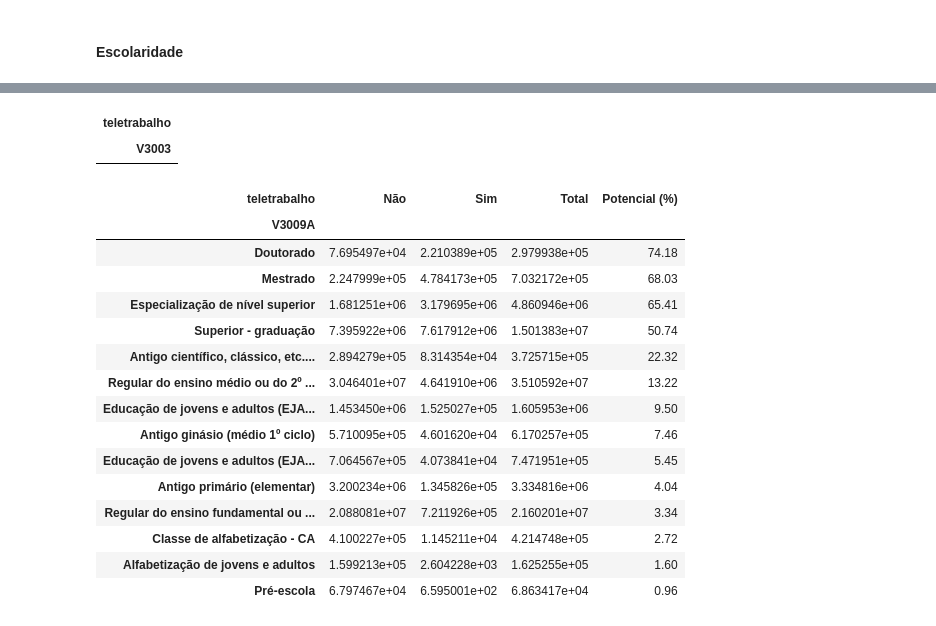
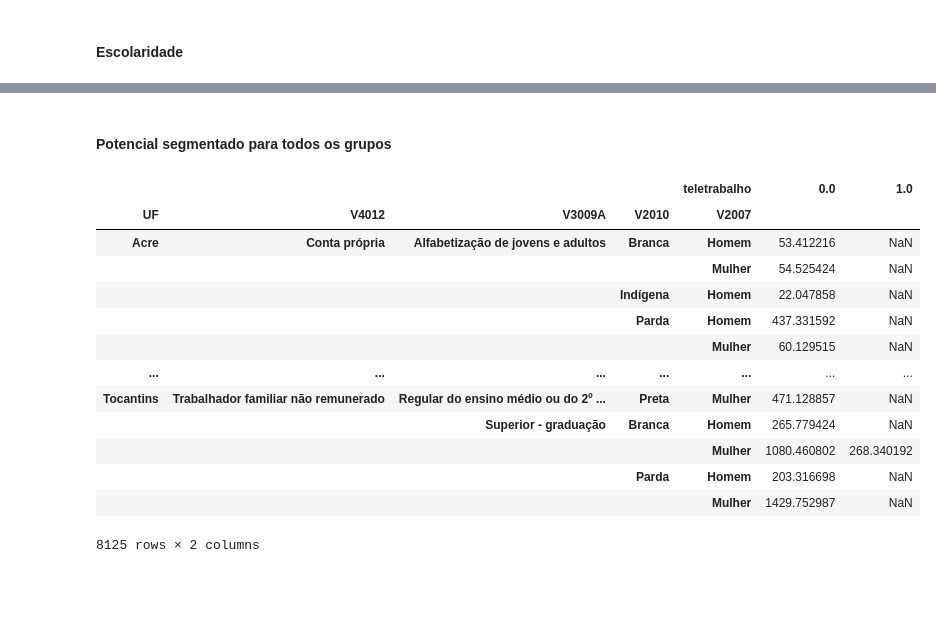
Before and after one commit to msbrasil/Mercado-de-Trabalho-Remoto, a Jupyter notebook: Notebooks/Estimação do Trabalho Remoto Potencial (IPEA).ipynb, the cells around one changed output, grey strips where cells are left out. Saved outputs shown, nothing was run; the diff lists cells and outputs as text; code cells hidden in the pictures; blank space fills up the shorter version.

```diff
--- a/Notebooks/Estimação do Trabalho Remoto Potencial (IPEA).ipynb
+++ b/Notebooks/Estimação do Trabalho Remoto Potencial (IPEA).ipynb
@@ -30,7 +28,8 @@ variaveis = [
 # %%
 #Dados utilizados
 cod = pd.read_excel('../Anexos/COD_classificada.xlsx')
-pnad = pd.read_feather(r'C:\Users\est.matheus.brasil\Documents\Microdados PNAD Contínua\feather\2019_4.feather', columns=variaveis)
+
+pnad = pd.read_parquet('../Dados/pnad_2019_4_filtrado.parquet')
 # %% [markdown]
 #### Junção da PNAD com o código de ocupações classificado
 # %%
@@ -153,30 +225,27 @@ plt.show()
+# %% [markdown]
+#### Potencial segmentado para todos os grupos
+# %%
+index = [
+    pnad['UF'],
+    pnad['V4012'], #Tipo de trabalho
+    pnad['V3009A'], #Curso mais elevado que frequentou anteriormente
+    pnad['V2010'], #Cor ou raça
+    pnad['V2007'], #Sexo
+]
 # %%
-pd.crosstab(pnad['V3003'], pnad['teletrabalho'], values=pnad['V1028'], aggfunc='sum')
+pd.crosstab(index, pnad['teletrabalho'], values=pnad['V1028'], aggfunc='sum')
 # %% [output]
-| teletrabalho |
-| V3003 |
+|  |  |  |  | teletrabalho | 0.0 | 1.0 |
+| UF | V4012 | V3009A | V2010 | V2007 |  |  |
+| Acre | Conta própria | Alfabetização de jovens e adultos | Branca | Homem | 53.412216 | NaN |
+|  |  |  |  | Mulher | 54.525424 | NaN |
+|  |  |  | Indígena | Homem | 22.047858 | NaN |
+|  |  |  | Parda | Homem | 437.331592 | NaN |
+|  |  |  |  | Mulher | 60.129515 | NaN |
+| ... | ... | ... | ... | ... | ... | ... |
+| Tocantins | Trabalhador familiar não remunerado | Regular do ensino médio ou do 2º ... | Preta | Mulher | 471.128857 | NaN |
+|  |  | Superior - graduação | Branca | Homem | 265.779424 | NaN |
+|  |  |  |  | Mulher | 1080.460802 | 268.340192 |
+|  |  |  | Parda | Homem | 203.316698 | NaN |
+|  |  |  |  | Mulher | 1429.752987 | NaN |
+8125 rows × 2 columns
-# %%
-potencial_escolaridade = pd.crosstab(pnad['V3009A'], pnad['teletrabalho'], values=pnad['V1028'], aggfunc='sum')
-potencial_escolaridade.rename(columns={0:'Não', 1:'Sim'}, inplace=True)
-potencial_escolaridade['Total'] = potencial_escolaridade.sum(axis=1) #coluna com total
-potencial_escolaridade['Potencial (%)'] = potencial_escolaridade['Sim'] / potencial_escolaridade['Total'] * 100 #coluna com potencial
-potencial_escolaridade['Potencial (%)'] = potencial_escolaridade['Potencial (%)'].round(2) #arredondando para 2 casas decimais
-potencial_escolaridade.sort_values(by='Potencial (%)', ascending=False, inplace=True) #ordenando por potencial
-potencial_escolaridade
-# %% [output]
-| teletrabalho | Não | Sim | Total | Potencial (%) |
-| V3009A |  |  |  |  |
-| Doutorado | 7.695497e+04 | 2.210389e+05 | 2.979938e+05 | 74.18 |
-| Mestrado | 2.247999e+05 | 4.784173e+05 | 7.032172e+05 | 68.03 |
-| Especialização de nível superior | 1.681251e+06 | 3.179695e+06 | 4.860946e+06 | 65.41 |
-| Superior - graduação | 7.395922e+06 | 7.617912e+06 | 1.501383e+07 | 50.74 |
-| Antigo científico, clássico, etc.... | 2.894279e+05 | 8.314354e+04 | 3.725715e+05 | 22.32 |
-| Regular do ensino médio ou do 2º ... | 3.046401e+07 | 4.641910e+06 | 3.510592e+07 | 13.22 |
-| Educação de jovens e adultos (EJA... | 1.453450e+06 | 1.525027e+05 | 1.605953e+06 | 9.50 |
-| Antigo ginásio (médio 1º ciclo) | 5.710095e+05 | 4.601620e+04 | 6.170257e+05 | 7.46 |
-| Educação de jovens e adultos (EJA... | 7.064567e+05 | 4.073841e+04 | 7.471951e+05 | 5.45 |
-| Antigo primário (elementar) | 3.200234e+06 | 1.345826e+05 | 3.334816e+06 | 4.04 |
-| Regular do ensino fundamental ou ... | 2.088081e+07 | 7.211926e+05 | 2.160201e+07 | 3.34 |
-| Classe de alfabetização - CA | 4.100227e+05 | 1.145211e+04 | 4.214748e+05 | 2.72 |
-| Alfabetização de jovens e adultos | 1.599213e+05 | 2.604228e+03 | 1.625255e+05 | 1.60 |
-| Pré-escola | 6.797467e+04 | 6.595001e+02 | 6.863417e+04 | 0.96 |
```
Also changed, not shown: parts of 14 cells of this notebook, 6 other files.
